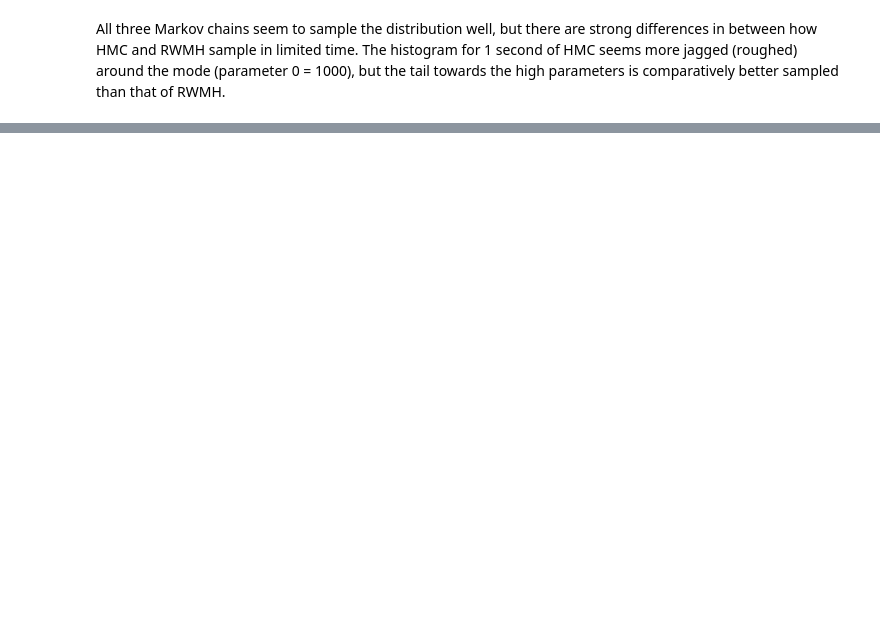
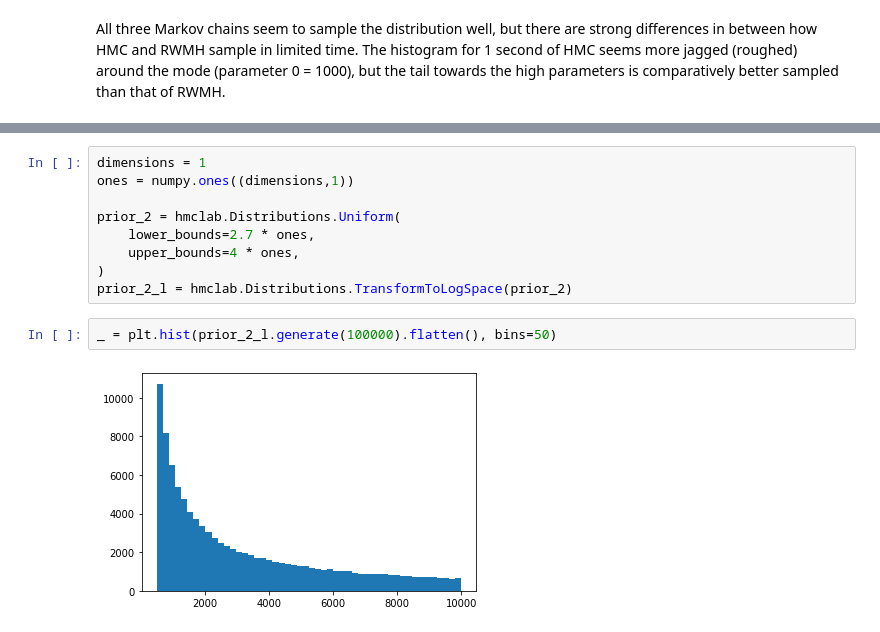
Before and after one commit to larsgeb/hmclab, a Jupyter notebook: notebooks/tutorials/5 - Transforming parameters.ipynb, the cells around one changed output, grey strips where cells are left out. Saved outputs shown, nothing was run; the diff lists cells and outputs as text; blank space fills up the shorter version.

Commit message:
Finalizing transforms

```diff
--- a/notebooks/tutorials/5 - Transforming parameters.ipynb
+++ b/notebooks/tutorials/5 - Transforming parameters.ipynb
@@ -161,0 +205,13 @@ All three Markov chains seem to sample the distribution well, but there are stro
+# %%
+dimensions = 1
+ones = numpy.ones((dimensions,1))
+
+prior_2 = hmclab.Distributions.Uniform(
+    lower_bounds=2.7 * ones,
+    upper_bounds=4 * ones,
+)
+prior_2_l = hmclab.Distributions.TransformToLogSpace(prior_2)
+# %%
+_ = plt.hist(prior_2_l.generate(100000).flatten(), bins=50)
+# %% [output]
+[figure, added]
```
Also changed, not shown: parts of 6 cells of this notebook, 1 other file.
